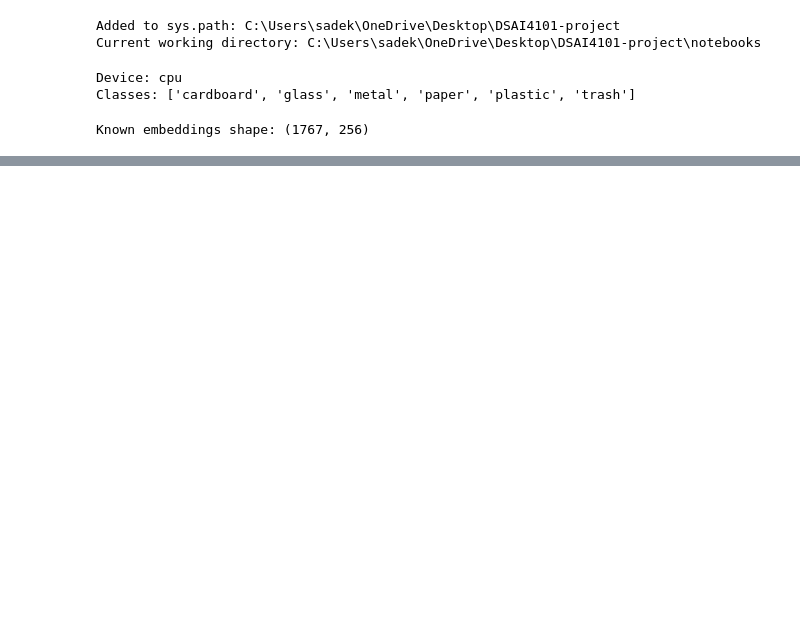
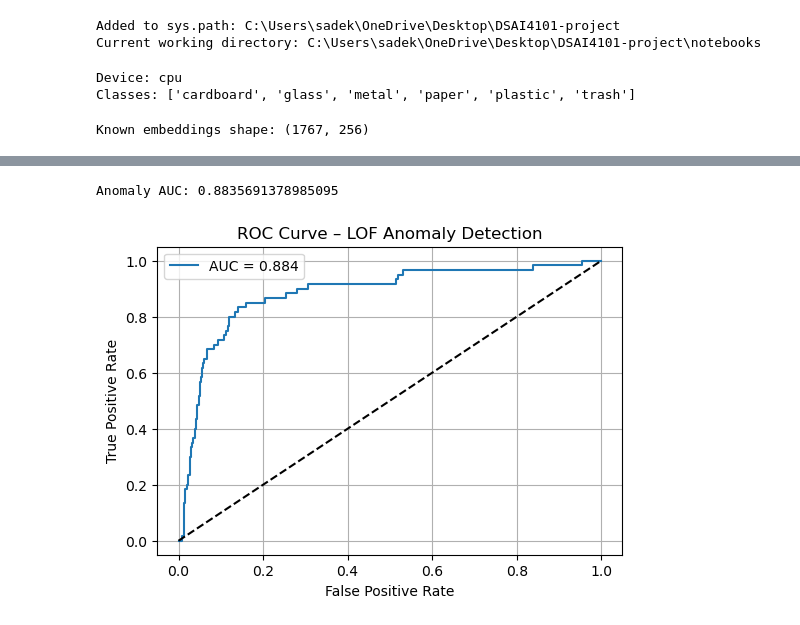
Before and after one commit to jihane1604/DSAI4101-project, a Jupyter notebook: notebooks/3_anomaly_training.ipynb, the cells around one changed output, grey strips where cells are left out. Drawn from its saved outputs; the diff is of its cells as text; code cells hidden in the pictures; blank space fills up the shorter version.

Commit message:
Added anomaly LOF model + few-shot models

```diff
--- a/notebooks/3_anomaly_training.ipynb
+++ b/notebooks/3_anomaly_training.ipynb
@@ -195,0 +146,15 @@ for p in percentiles:
+# %%
+# ---- Scale + PCA ----
+Xk = StandardScaler().fit_transform(X_known)
+Xa = StandardScaler().fit_transform(X_anom)   # or scaler.transform(X_anom)
+
+pca = PCA(n_components=0.95, random_state=42)
+Xk_p = pca.fit_transform(Xk)
+Xa_p = pca.transform(Xa)
+
+# ---- LOF ----
+lof = LocalOutlierFactor(n_neighbors=20, novelty=True, contamination=0.05)
+lof.fit(Xk_p)
+
+scores_k = -lof.decision_function(Xk_p)
+scores_a = -lof.decision_function(Xa_p)
@@ -195,0 +233,27 @@ for p in percentiles:
+# %%
+from sklearn.metrics import roc_curve, auc
+import matplotlib.pyplot as plt
+
+
+y_known = np.zeros(len(scores_k))
+y_anom  = np.ones(len(scores_a))
+
+y_all   = np.concatenate([y_known, y_anom])
+s_all   = np.concatenate([scores_k, scores_a])
+
+fpr, tpr, thr = roc_curve(y_all, s_all)
+roc_auc = auc(fpr, tpr)
+
+print("Anomaly AUC:", roc_auc)
+plt.figure(figsize=(6,4))
+plt.plot(fpr, tpr, label=f"AUC = {roc_auc:.3f}")
+plt.plot([0,1], [0,1], 'k--')  # diagonal baseline
+plt.xlabel("False Positive Rate")
+plt.ylabel("True Positive Rate")
+plt.title("ROC Curve – LOF Anomaly Detection")
+plt.legend()
+plt.grid(True)
+plt.show()
+# %% [output]
+Anomaly AUC: 0.8835691378985095
+[figure, added]
```
Also changed, not shown: parts of 9 cells of this notebook, 4 other files.
